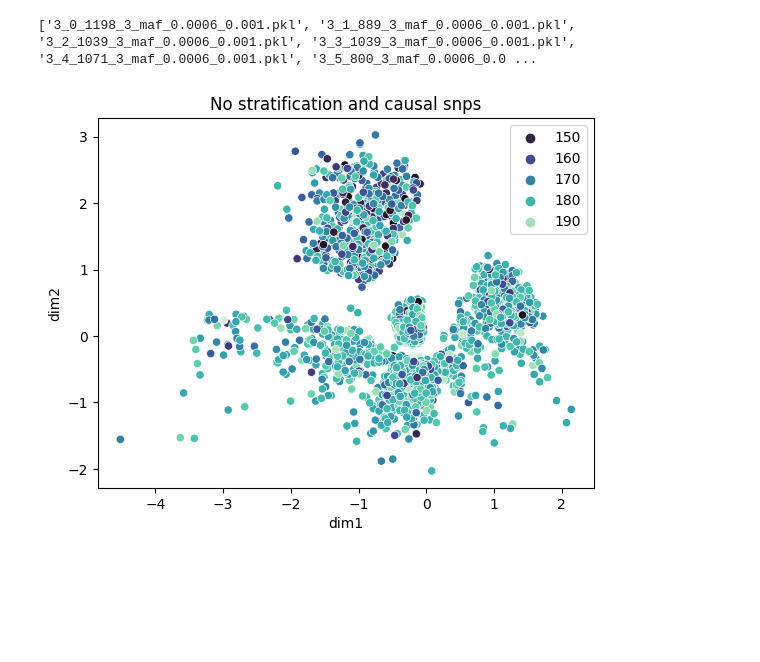
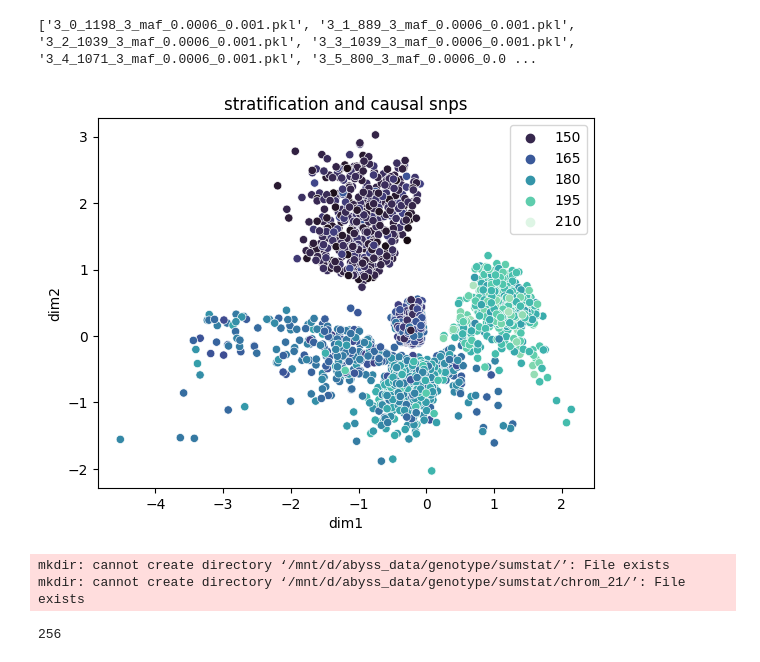
Before and after one commit to mat2m10/gwas_testing, a Jupyter notebook: classical_gwas.ipynb, the cells around one changed output. Drawn from its saved outputs; the diff is of its cells as text; code cells hidden in the pictures; blank space fills up the shorter version.

```diff
--- a/classical_gwas.ipynb
+++ b/classical_gwas.ipynb
@@ -359,12 +361,22 @@ Cs['mafs'] = list(mafs[0])
 # %%
 sns.scatterplot(
     data=dims,
     x="dim1",
     y="dim2",
-    hue=list(humans['no_strat_causal']),
+    hue=list(humans['strat_causal']),
     palette="mako",
     legend='brief'
-).set(title=f"No stratification and causal snps")
+).set(title=f"stratification and causal snps")
 plt.savefig(f"./y_pred_strat_no_causal_landscape_original.png")
 # %% [output]
-[figure, old version]
+[figure, new version]
+# %%
+folder = 'unshuffled'
+
+
+os.system(f"mkdir {PATH_GENO}/sumstat/")
+os.system(f"mkdir {PATH_GENO}/sumstat/chrom_{chrom}/")
+# %% [output]
+mkdir: cannot create directory ‘/mnt/d/abyss_data/genotype/sumstat/’: File exists
+mkdir: cannot create directory ‘/mnt/d/abyss_data/genotype/sumstat/chrom_21/’: File exists
+256
```
Also changed, not shown: parts of 15 cells of this notebook, 1 other file.
